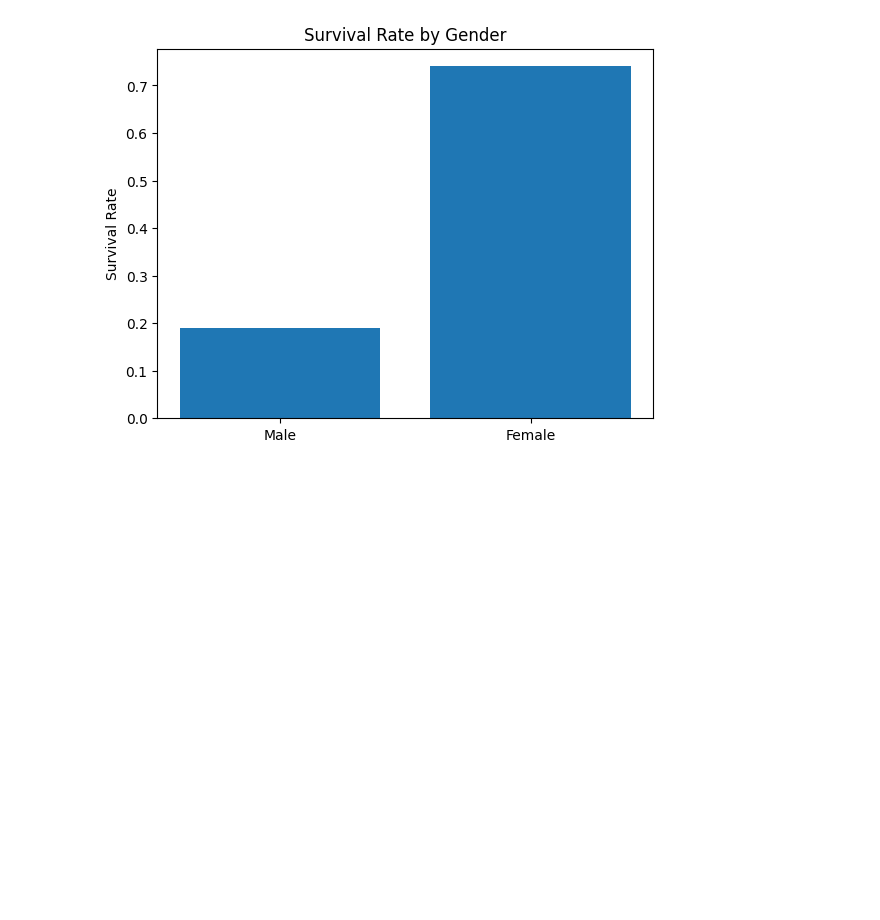
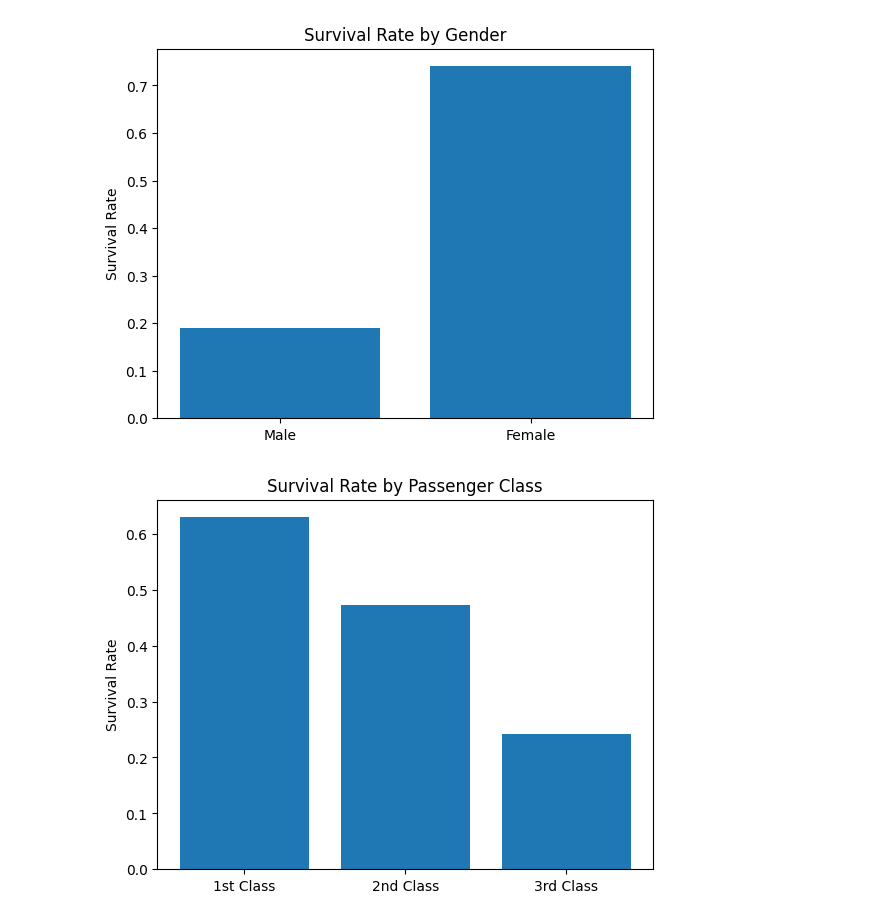
Before and after one commit to MusicProducer99/ai-learning-journal, a Jupyter notebook: code day2-first-ml-model.ipynb, the cells around one changed output. Cells and saved outputs as stored; diff of their text form; code cells hidden in the pictures; blank space fills up the shorter version.

Commit message:
Day 3: add survival rate by passenger class chart

```diff
--- a/code day2-first-ml-model.ipynb
+++ b/code day2-first-ml-model.ipynb
@@ -194,3 +194,12 @@ plt.xticks([0,1],["Male","Female"])
 plt.show()
 # %% [output]
 [figure]
+# %%
+Survival_by_Pclass=df.groupby("Pclass")["Survived"].mean()
+plt.bar(Survival_by_Pclass.index,Survival_by_Pclass.values)
+plt.ylabel("Survival Rate")
+plt.title("Survival Rate by Passenger Class")
+plt.xticks([1,  2, 3], ["1st Class", "2nd Class", "3rd Class" ])
+plt.show()
+# %% [output]
+[figure, added]
```
